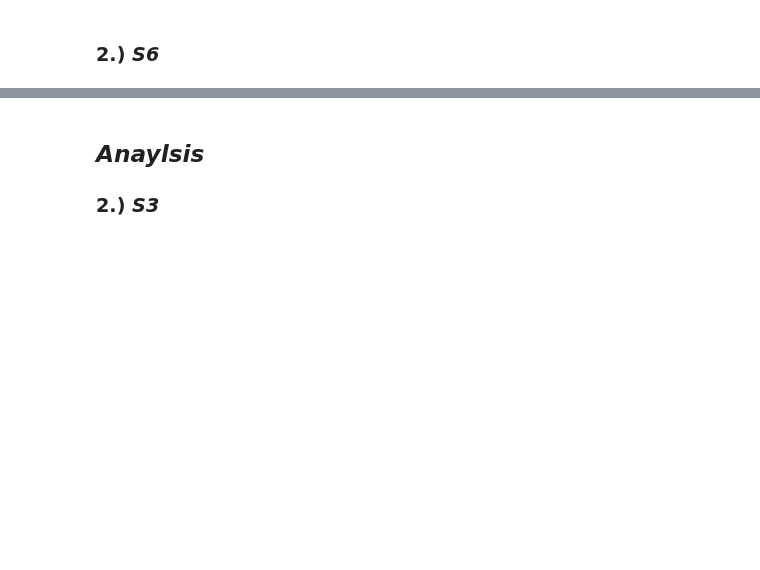
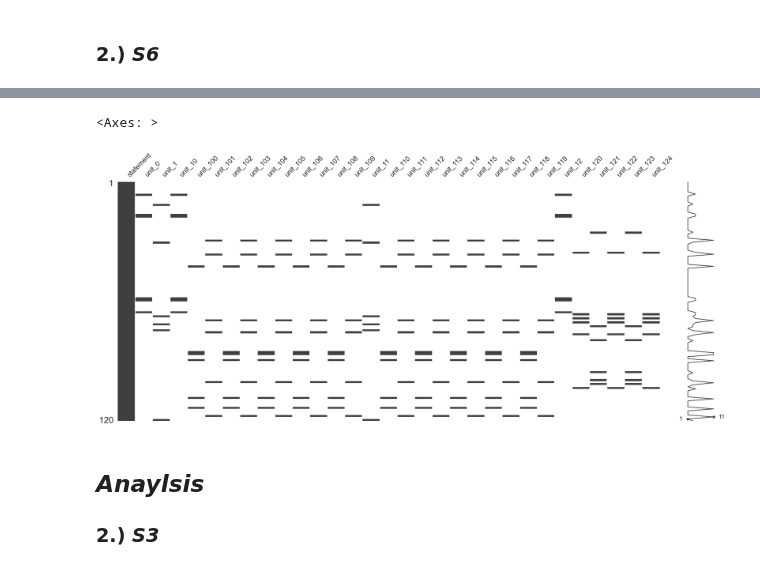
Before and after one commit to Ocean-code-1995/llm-judge-good-enough, a Jupyter notebook: politifact/src/analysis.ipynb, the cells around one changed output, grey strips where cells are left out. Drawn from its saved outputs; the diff is of its cells as text; code cells hidden in the pictures; blank space fills up the shorter version.

```diff
--- a/politifact/src/analysis.ipynb
+++ b/politifact/src/analysis.ipynb
@@ -102,3 +110,11 @@ Human Judgments shape: (120, 31)
+# %%
+import missingno as mn
+
+# show NaN pattern
+mn.matrix(human_judgments_s6)
+# %% [output]
+<Axes: >
+[figure, added]
 # %% [markdown]
 ## ***Anaylsis***
 ### 2.) ***S3***
```
Also changed, not shown: parts of 6 cells of this notebook.
